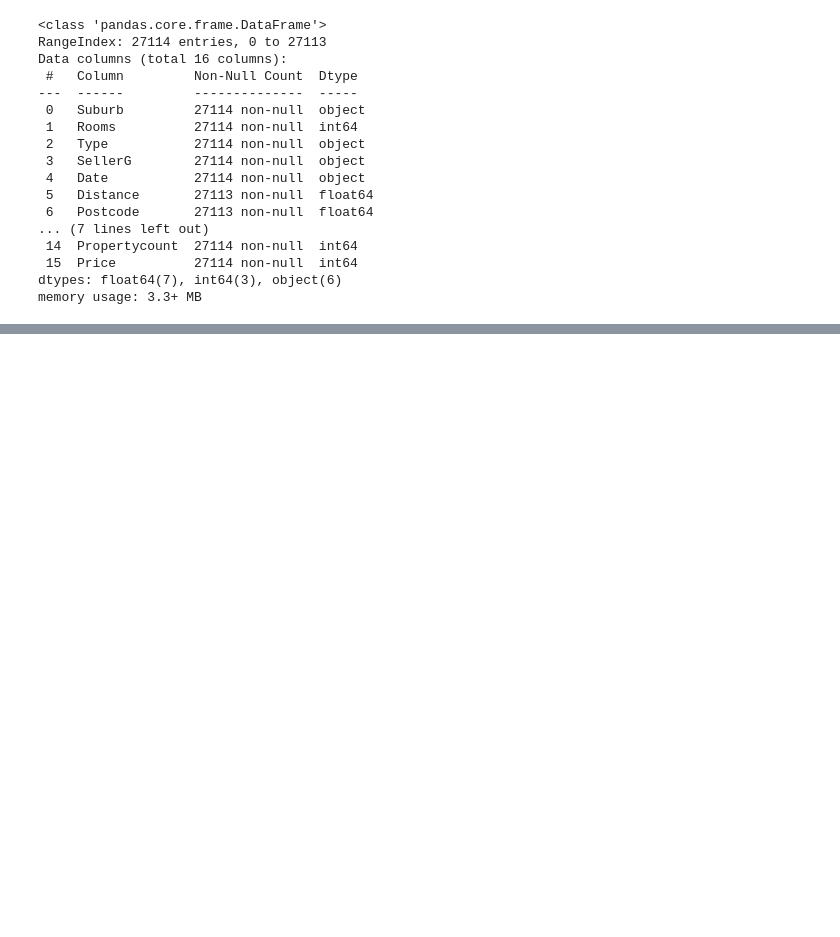
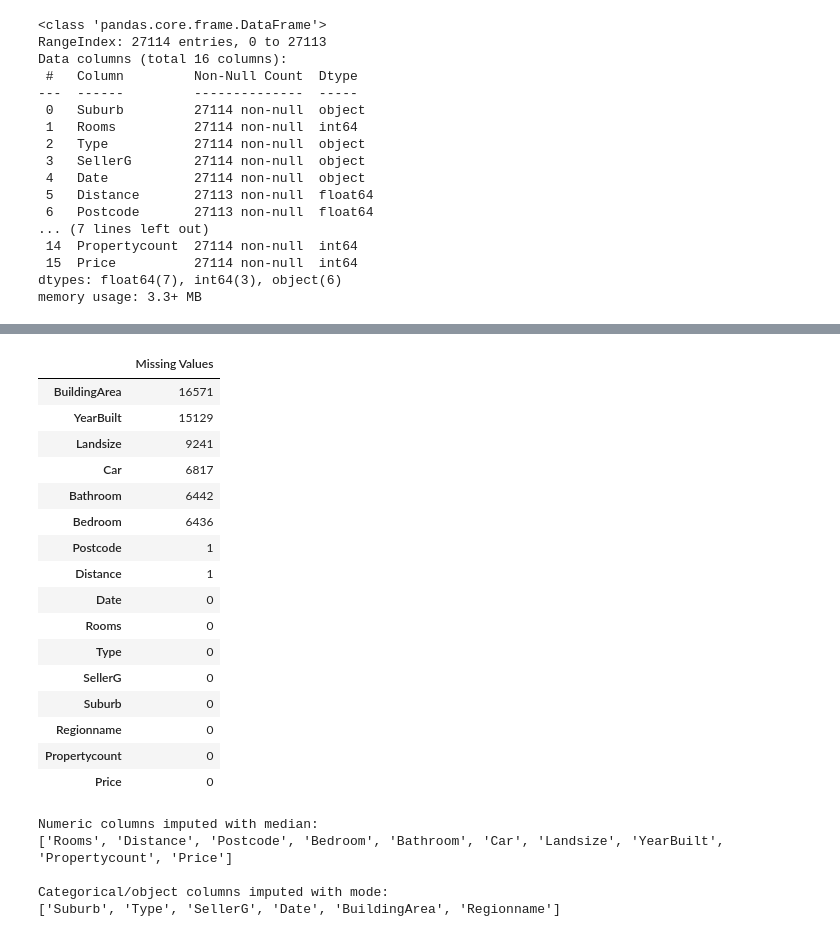
Before and after one commit to dianasimon760-boop/laguardiadataclass, a Jupyter notebook: DSimonFinalExercise.ipynb, the cells around one changed output, grey strips where cells are left out. Saved outputs shown, nothing was run; the diff lists cells and outputs as text; code cells hidden in the pictures; blank space fills up the shorter version.

```diff
--- a/DSimonFinalExercise.ipynb
+++ b/DSimonFinalExercise.ipynb
@@ -74,0 +107,47 @@ memory usage: 3.3+ MB
+# %%
+missing_by_column = df.isna().sum().sort_values(ascending=False).to_frame(name='Missing Values')
+missing_by_column
+# %% [output]
+|  | Missing Values |
+| BuildingArea | 16571 |
+| YearBuilt | 15129 |
+| Landsize | 9241 |
+| Car | 6817 |
+| Bathroom | 6442 |
+| Bedroom | 6436 |
+| Postcode | 1 |
+| Distance | 1 |
+| Date | 0 |
+| Rooms | 0 |
+| Type | 0 |
+| SellerG | 0 |
+| Suburb | 0 |
+| Regionname | 0 |
+| Propertycount | 0 |
+| Price | 0 |
+# %%
+clean_df = df.copy()
+
+numeric_cols = clean_df.select_dtypes(include=[np.number]).columns
+categorical_cols = clean_df.select_dtypes(include=['object']).columns
+
+# Impute numeric columns with median
+for col in numeric_cols:
+    clean_df[col] = clean_df[col].fillna(clean_df[col].median())
+
+# Impute categorical columns with mode
+for col in categorical_cols:
+    mode_series = clean_df[col].mode(dropna=True)
+    if not mode_series.empty:
+        clean_df[col] = clean_df[col].fillna(mode_series[0])
+
+print('Numeric columns imputed with median:')
+print(list(numeric_cols))
+print('\nCategorical/object columns imputed with mode:')
+print(list(categorical_cols))
+# %% [output]
+Numeric columns imputed with median:
+['Rooms', 'Distance', 'Postcode', 'Bedroom', 'Bathroom', 'Car', 'Landsize', 'YearBuilt', 'Propertycount', 'Price']
+
+Categorical/object columns imputed with mode:
+['Suburb', 'Type', 'SellerG', 'Date', 'BuildingArea', 'Regionname']
```
Also changed, not shown: parts of 5 cells of this notebook.
